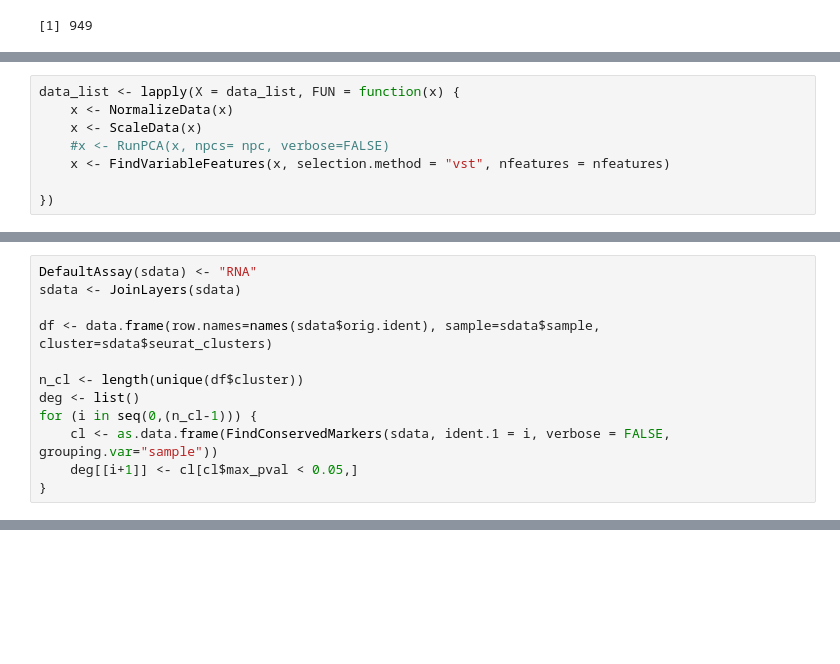
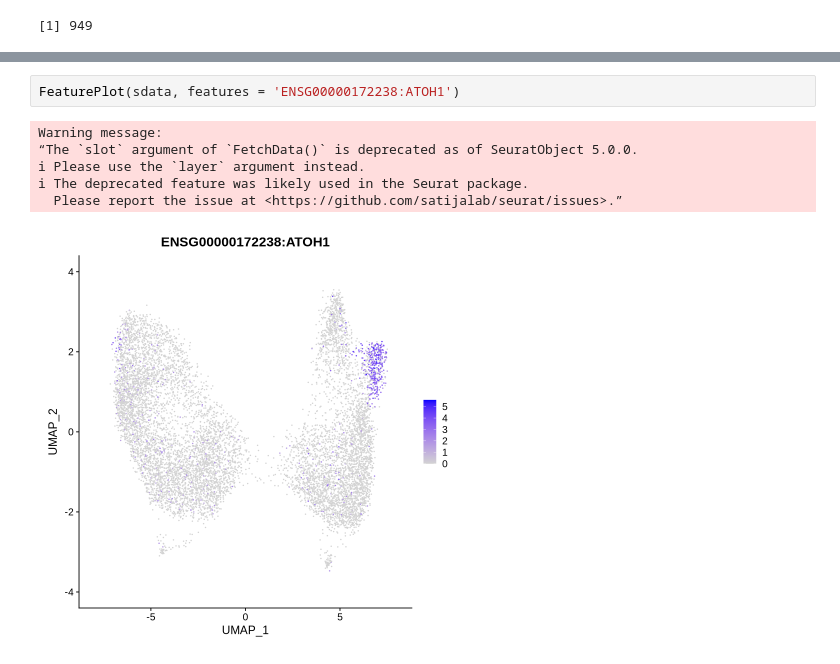
Before and after one commit to vodkatad/scExplo, a Jupyter notebook: dataset/Graph_NN/notebook/seu_int_graph.ipynb, the cells around one changed output, grey strips where cells are left out. Drawn from its saved outputs; the diff is of its cells as text; blank space fills up the shorter version.

```diff
--- a/dataset/Graph_NN/notebook/seu_int_graph.ipynb
+++ b/dataset/Graph_NN/notebook/seu_int_graph.ipynb
@@ -90,8 +82,0 @@ Warning message:
-# %%
-data_list <- lapply(X = data_list, FUN = function(x) {
-    x <- NormalizeData(x)
-    x <- ScaleData(x)
-    #x <- RunPCA(x, npcs= npc, verbose=FALSE)
-    x <- FindVariableFeatures(x, selection.method = "vst", nfeatures = nfeatures)
-
-})
@@ -188,12 +123,0 @@ DimPlot(sdata, reduction = "umap", label = TRUE, repel = TRUE)
-# %%
-DefaultAssay(sdata) <- "RNA"
-sdata <- JoinLayers(sdata)
-
-df <- data.frame(row.names=names(sdata$orig.ident), sample=sdata$sample, cluster=sdata$seurat_clusters)
-
-n_cl <- length(unique(df$cluster))
-deg <- list()
-for (i in seq(0,(n_cl-1))) {
-	cl <- as.data.frame(FindConservedMarkers(sdata, ident.1 = i, verbose = FALSE, grouping.var="sample"))
-    deg[[i+1]] <- cl[cl$max_pval < 0.05,]
-}
@@ -233,0 +263,9 @@ table(sdata$Paneth, sdata$seurat_clusters)
+# %%
+FeaturePlot(sdata, features = 'ENSG00000172238:ATOH1')
+# %% [output]
+Warning message:
+“The `slot` argument of `FetchData()` is deprecated as of SeuratObject 5.0.0.
+ℹ Please use the `layer` argument instead.
+ℹ The deprecated feature was likely used in the Seurat package.
+  Please report the issue at <https://github.com/satijalab/seurat/issues>.”
+[figure, added]
```
Also changed, not shown: parts of 26 cells of this notebook, 3 other files.
